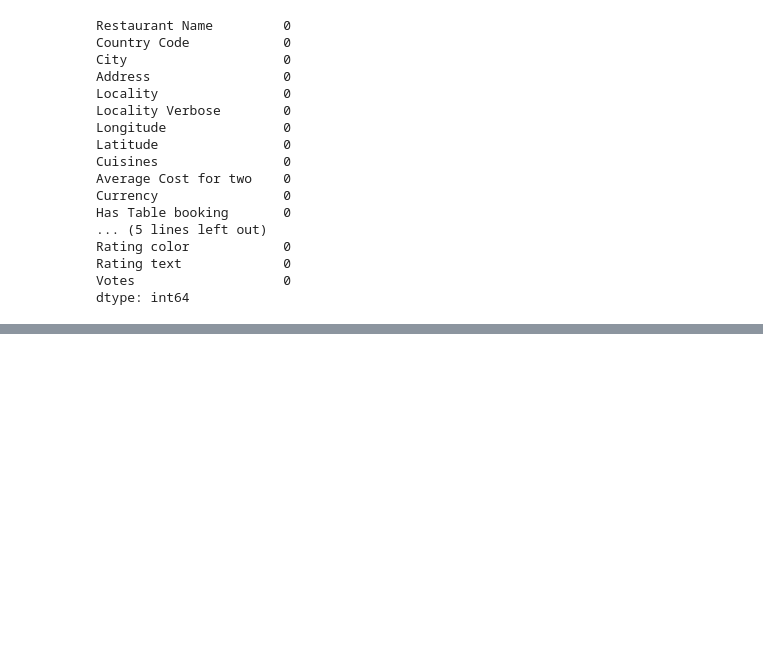
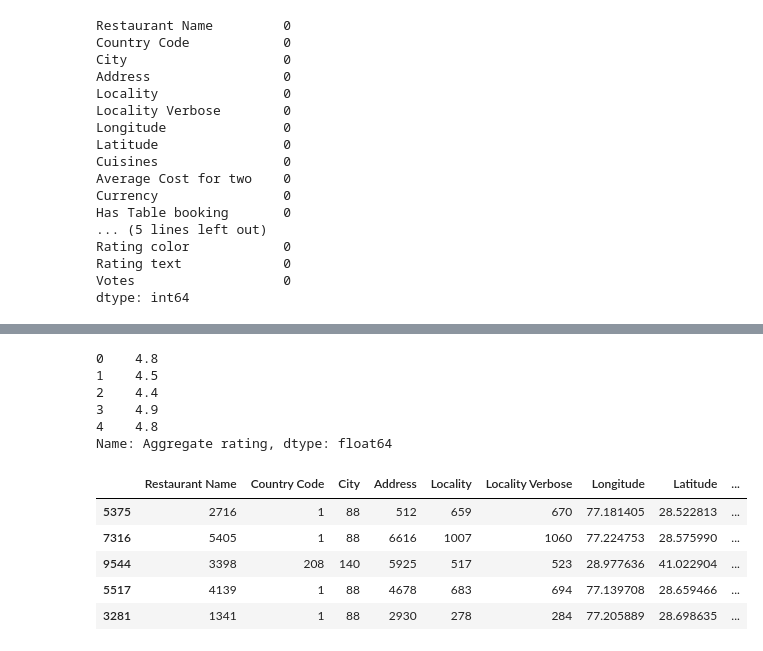
Before and after one commit to mrawaismurtaza/Machine-Learning-Internship-Cognifyz, a Jupyter notebook: TASKS/01 Predict Restaurant Ratings/Predict Restaurant Ratings.ipynb, the cells around one changed output, grey strips where cells are left out. Saved outputs shown, nothing was run; the diff lists cells and outputs as text; code cells hidden in the pictures; blank space fills up the shorter version.

```diff
--- a/TASKS/01 Predict Restaurant Ratings/Predict Restaurant Ratings.ipynb
+++ b/TASKS/01 Predict Restaurant Ratings/Predict Restaurant Ratings.ipynb
@@ -98,0 +112,19 @@ dtype: int64
+# %%
+y.head()
+# %% [output]
+0    4.8
+1    4.5
+2    4.4
+3    4.9
+4    4.8
+Name: Aggregate rating, dtype: float64
+# %%
+X_train, X_test, y_train, y_test = train_test_split(X, y, test_size=0.01, random_state=42)
+X_train.head()
+# %% [output]
+|  | Restaurant Name | Country Code | City | Address | Locality | Locality Verbose | Longitude | Latitude | ... |
+| 5375 | 2716 | 1 | 88 | 512 | 659 | 670 | 77.181405 | 28.522813 | ... |
+| 7316 | 5405 | 1 | 88 | 6616 | 1007 | 1060 | 77.224753 | 28.575990 | ... |
+| 9544 | 3398 | 208 | 140 | 5925 | 517 | 523 | 28.977636 | 41.022904 | ... |
+| 5517 | 4139 | 1 | 88 | 4678 | 683 | 694 | 77.139708 | 28.659466 | ... |
+| 3281 | 1341 | 1 | 88 | 2930 | 278 | 284 | 77.205889 | 28.698635 | ... |
```
Also changed, not shown: parts of 13 cells of this notebook.
